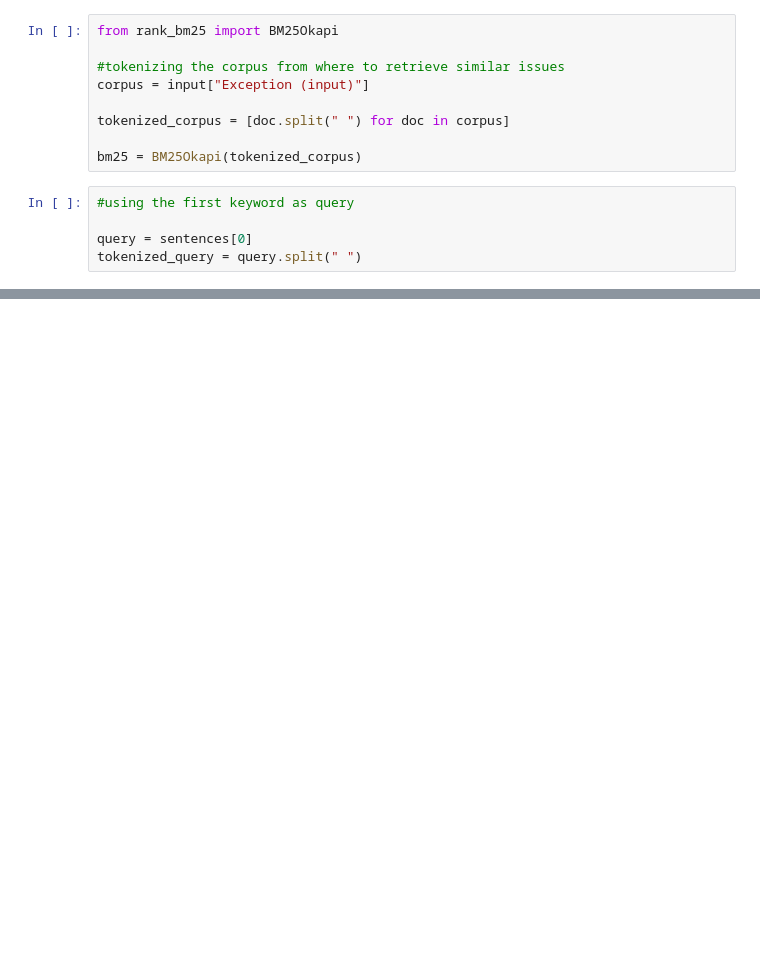
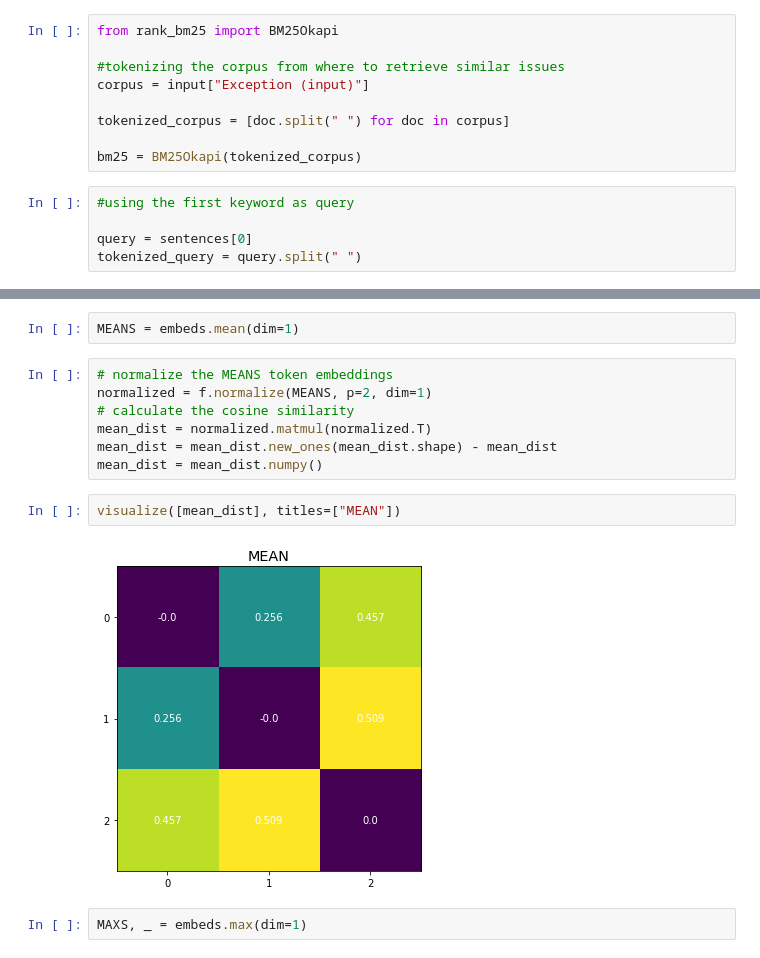
Before and after one commit to d2Anubis/BERT-based-Exception-Tagging, a Jupyter notebook: EY_GDS_Hackpions_2_0.ipynb, the cells around one changed output, grey strips where cells are left out. Cells and saved outputs as stored; diff of their text form; blank space fills up the shorter version.

```diff
--- a/EY_GDS_Hackpions_2_0.ipynb
+++ b/EY_GDS_Hackpions_2_0.ipynb
@@ -197,0 +357,15 @@ bm25.get_top_n(tokenized_query, corpus, n=3)
+# %%
+MEANS = embeds.mean(dim=1)
+# %%
+# normalize the MEANS token embeddings
+normalized = f.normalize(MEANS, p=2, dim=1)
+# calculate the cosine similarity
+mean_dist = normalized.matmul(normalized.T)
+mean_dist = mean_dist.new_ones(mean_dist.shape) - mean_dist
+mean_dist = mean_dist.numpy()
+# %%
+visualize([mean_dist], titles=["MEAN"])
+# %% [output]
+[figure, added]
+# %%
+MAXS, _ = embeds.max(dim=1)
```
Also changed, not shown: parts of 36 cells of this notebook.
